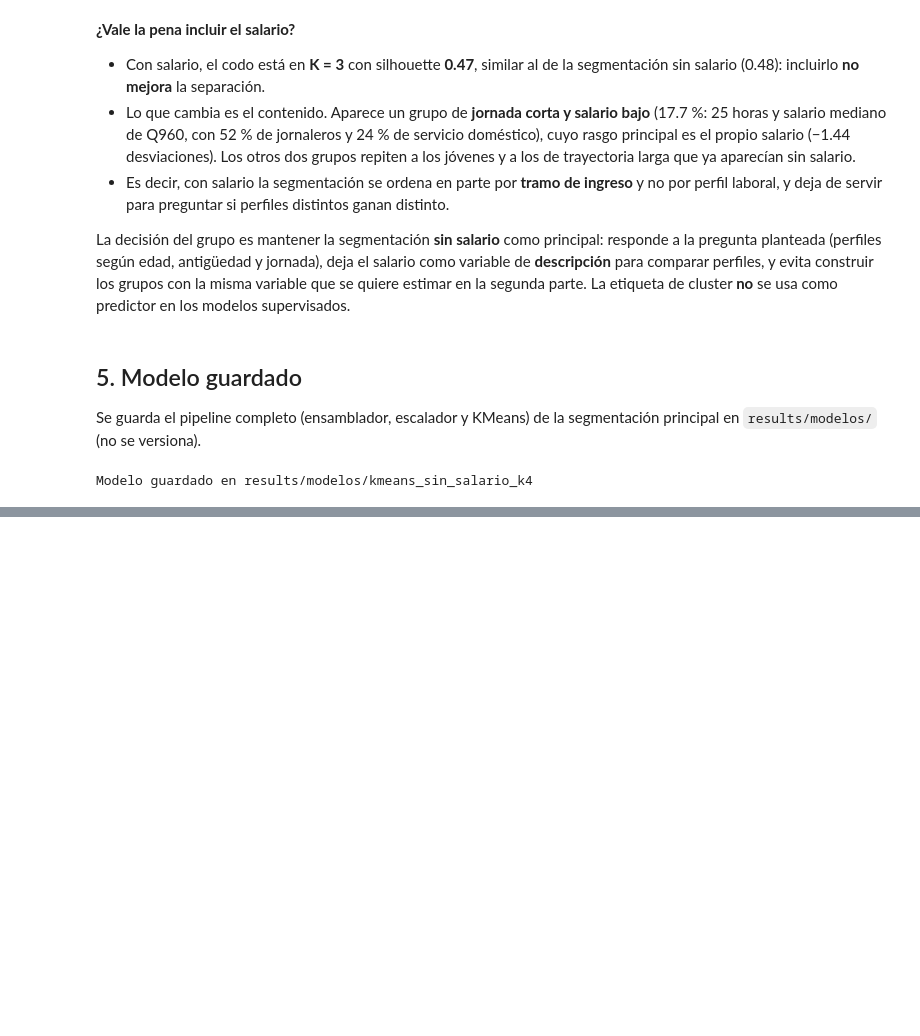
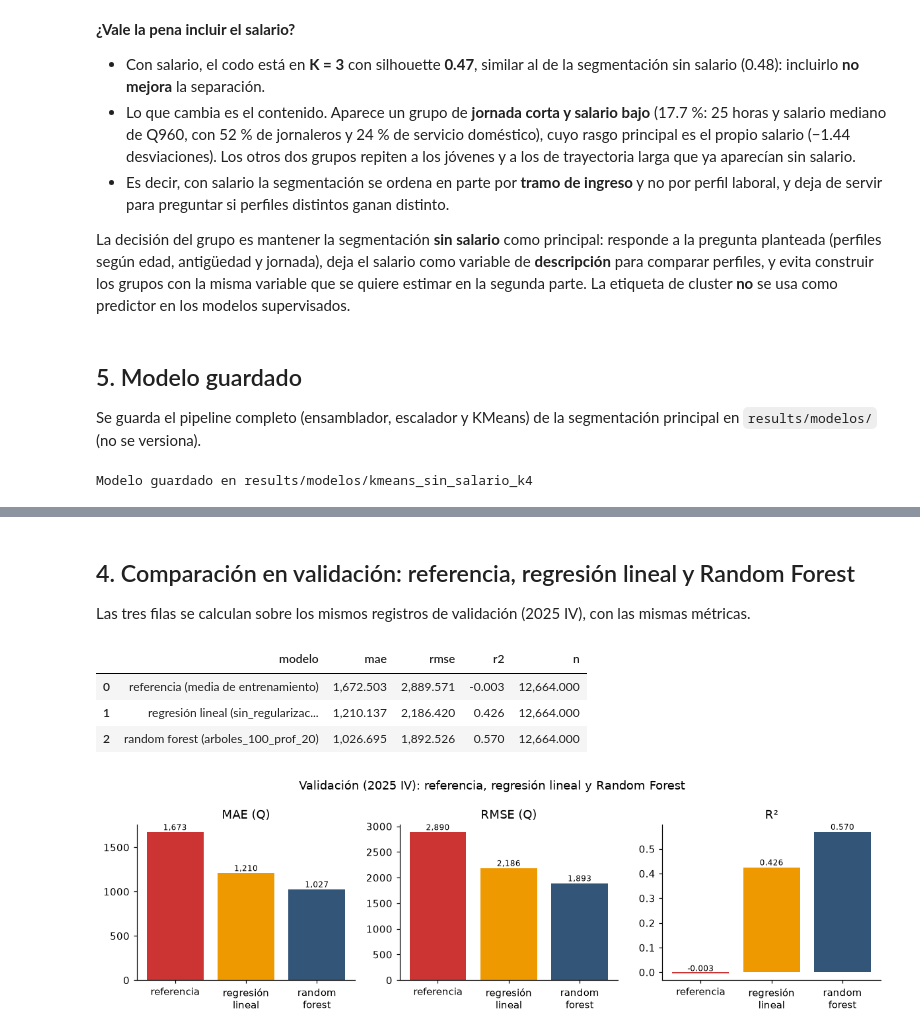
Before and after one commit to JosFer720/Laboratorio-7-Introduccion-a-Spark, a Jupyter notebook: notebooks/Laboratorio_7_Spark_MLlib.ipynb, the cells around one changed output, grey strips where cells are left out. Cells and saved outputs as stored; diff of their text form; code cells hidden in the pictures; blank space fills up the shorter version.

```diff
--- a/notebooks/Laboratorio_7_Spark_MLlib.ipynb
+++ b/notebooks/Laboratorio_7_Spark_MLlib.ipynb
@@ -1135,0 +1529,33 @@ spark.stop()
+# %% [markdown]
+## 4. Comparación en validación: referencia, regresión lineal y Random Forest
+
+Las tres filas se calculan sobre los mismos registros de validación (2025 IV), con las mismas métricas.
+# %%
+bosque = modelado.metricas(modelos[mejor].transform(validacion))
+comparacion_validacion = modelado.tabla_metricas({
+    "referencia (media de entrenamiento)": ref_media,
+    f"regresión lineal ({mejor_lineal})": lineal,
+    f"random forest ({mejor})": bosque,
+})
+comparacion_validacion
+# %% [output]
+|  | modelo | mae | rmse | r2 | n |
+| 0 | referencia (media de entrenamiento) | 1,672.503 | 2,889.571 | -0.003 | 12,664.000 |
+| 1 | regresión lineal (sin_regularizac... | 1,210.137 | 2,186.420 | 0.426 | 12,664.000 |
+| 2 | random forest (arboles_100_prof_20) | 1,026.695 | 1,892.526 | 0.570 | 12,664.000 |
+# %%
+fig, ejes = plt.subplots(1, 3, figsize=(11, 3.4))
+colores = ["#c33", "#e90", "#357"]
+etiquetas = ["referencia", "regresión\nlineal", "random\nforest"]
+for eje, metrica, titulo in zip(ejes, ["mae", "rmse", "r2"], ["MAE (Q)", "RMSE (Q)", "R²"]):
+    valores = comparacion_validacion[metrica]
+    eje.bar(etiquetas, valores, color=colores)
+    for x, v in enumerate(valores):
+        eje.annotate(f"{v:,.3f}" if metrica == "r2" else f"{v:,.0f}", (x, v), ha="center", va="bottom", fontsize=8)
+    eje.set_title(titulo)
+fig.suptitle("Validación (2025 IV): referencia, regresión lineal y Random Forest")
+fig.tight_layout()
+fig.savefig(config.FIGURES / "06_comparacion_validacion.png", bbox_inches="tight")
+plt.show()
+# %% [output]
+[figure, added]
```
Also changed, not shown: parts of 94 cells of this notebook.
